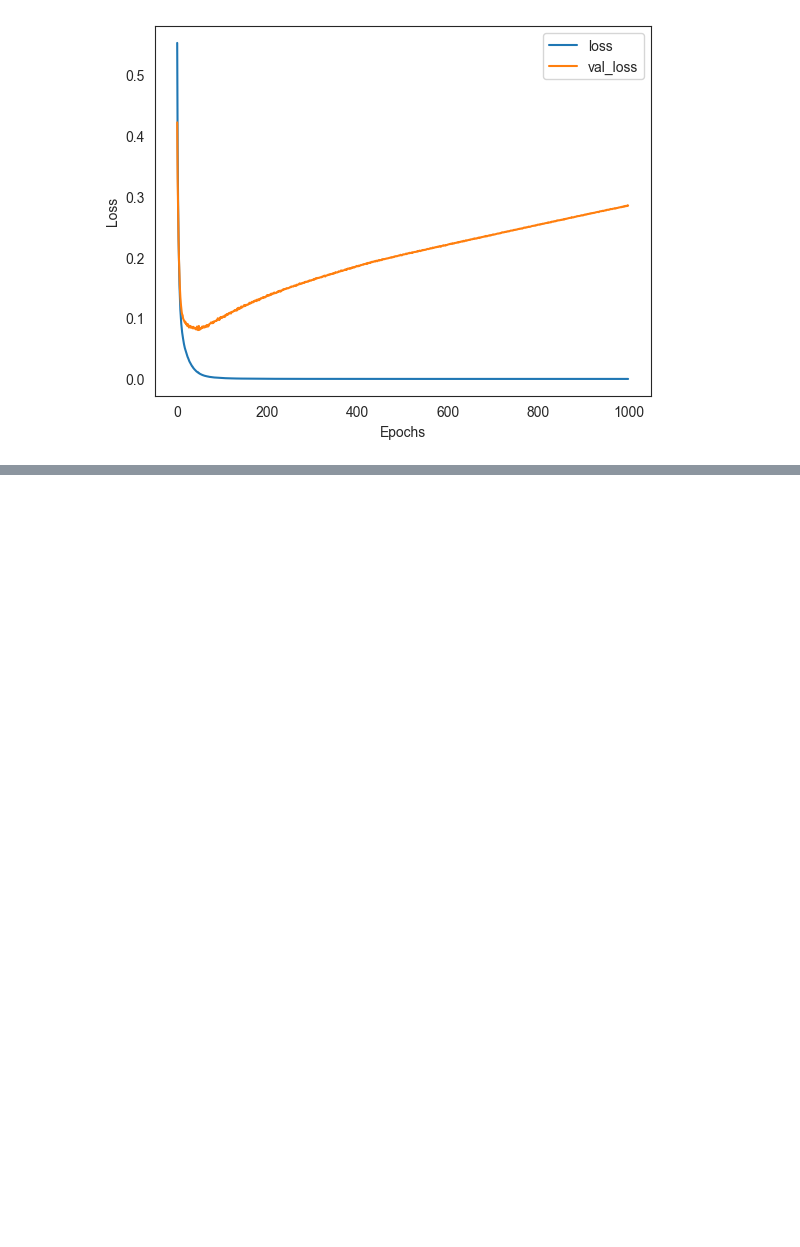
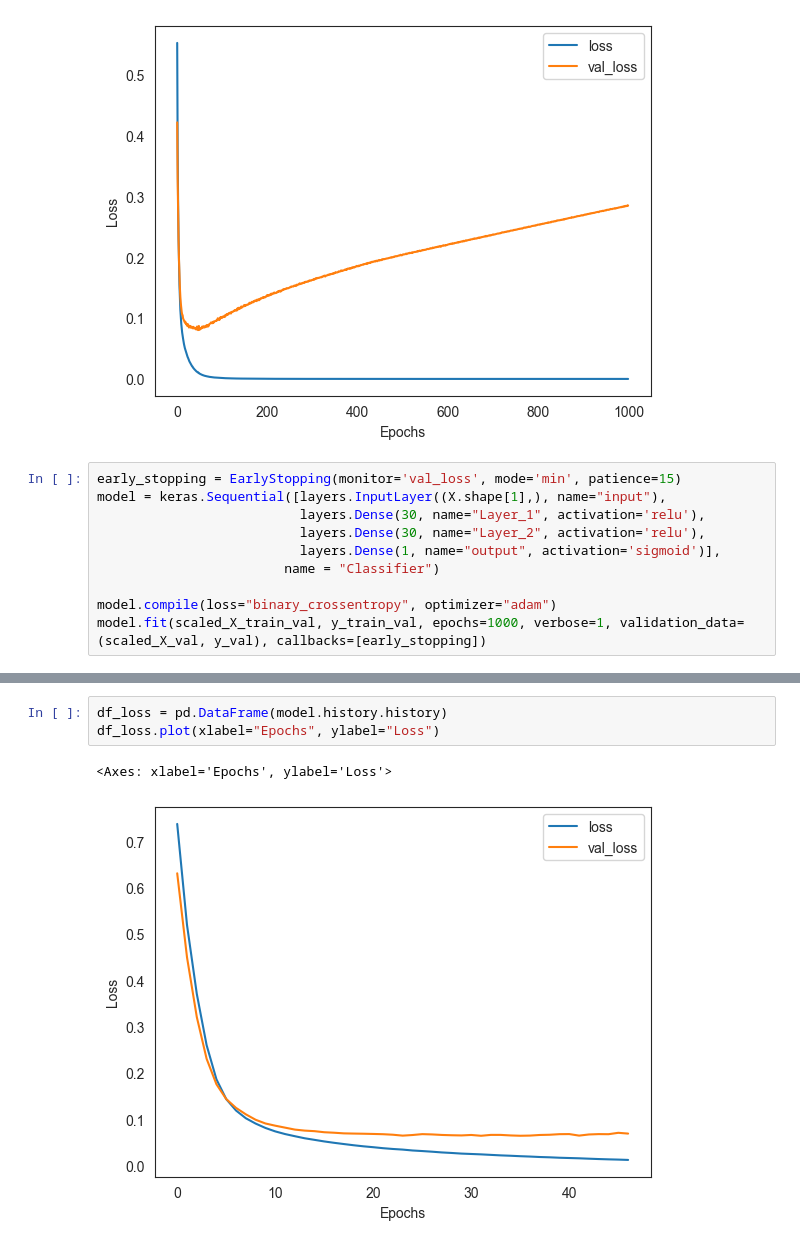
Before and after one commit to Zeepat/deep-machine-learning-asajad-hussein, a Jupyter notebook: Lectures/Lec02_01.ipynb, the cells around one changed output, grey strips where cells are left out. Cells and saved outputs as stored; diff of their text form; blank space fills up the shorter version.

```diff
--- a/Lectures/Lec02_01.ipynb
+++ b/Lectures/Lec02_01.ipynb
@@ -237,3 +239,13 @@ pd.DataFrame(model.history.history).plot(xlabel="Epochs", ylabel="Loss")
 # %% [output]
 <Axes: xlabel='Epochs', ylabel='Loss'>
 [figure]
+# %%
+early_stopping = EarlyStopping(monitor='val_loss', mode='min', patience=15)
+model = keras.Sequential([layers.InputLayer((X.shape[1],), name="input"),
+                          layers.Dense(30, name="Layer_1", activation='relu'),
+                          layers.Dense(30, name="Layer_2", activation='relu'),
+                          layers.Dense(1, name="output", activation='sigmoid')],
+                        name = "Classifier")
+
+model.compile(loss="binary_crossentropy", optimizer="adam")
+model.fit(scaled_X_train_val, y_train_val, epochs=1000, verbose=1, validation_data=(scaled_X_val, y_val), callbacks=[early_stopping])
@@ -239,0 +271,6 @@ pd.DataFrame(model.history.history).plot(xlabel="Epochs", ylabel="Loss")
+# %%
+df_loss = pd.DataFrame(model.history.history)
+df_loss.plot(xlabel="Epochs", ylabel="Loss")
+# %% [output]
+<Axes: xlabel='Epochs', ylabel='Loss'>
+[figure, added]
```
Also changed, not shown: parts of 3 cells of this notebook, 1 other file.
